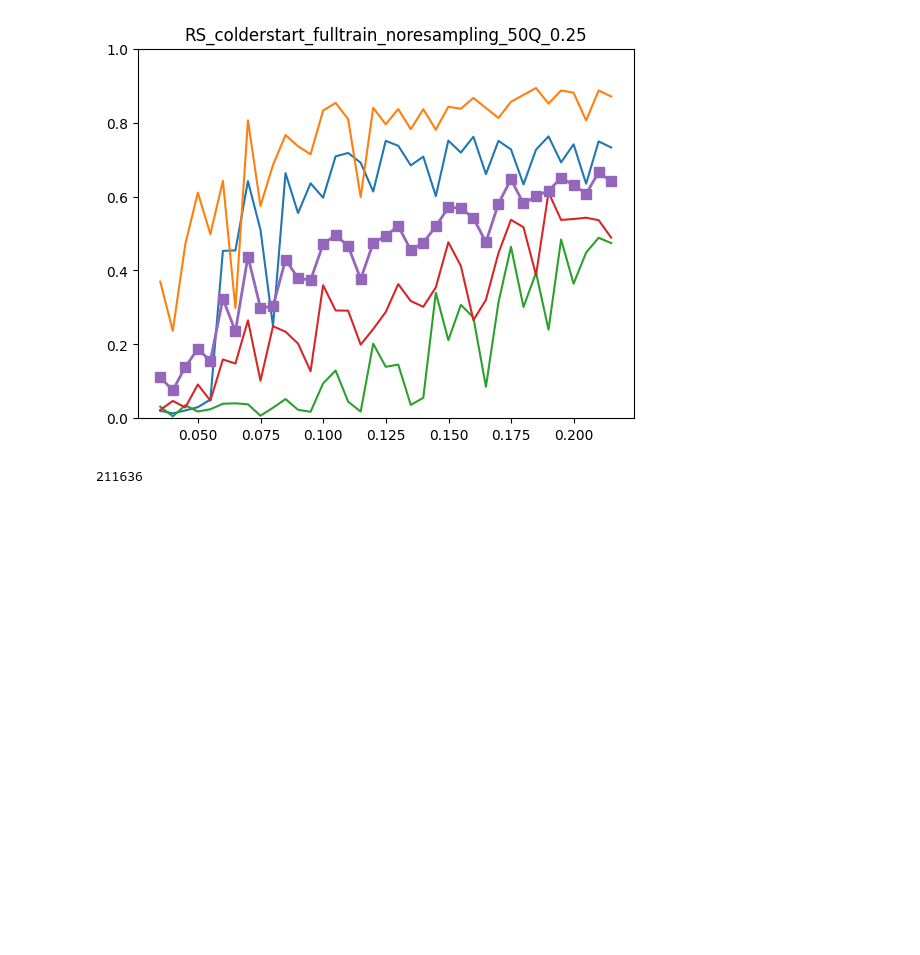
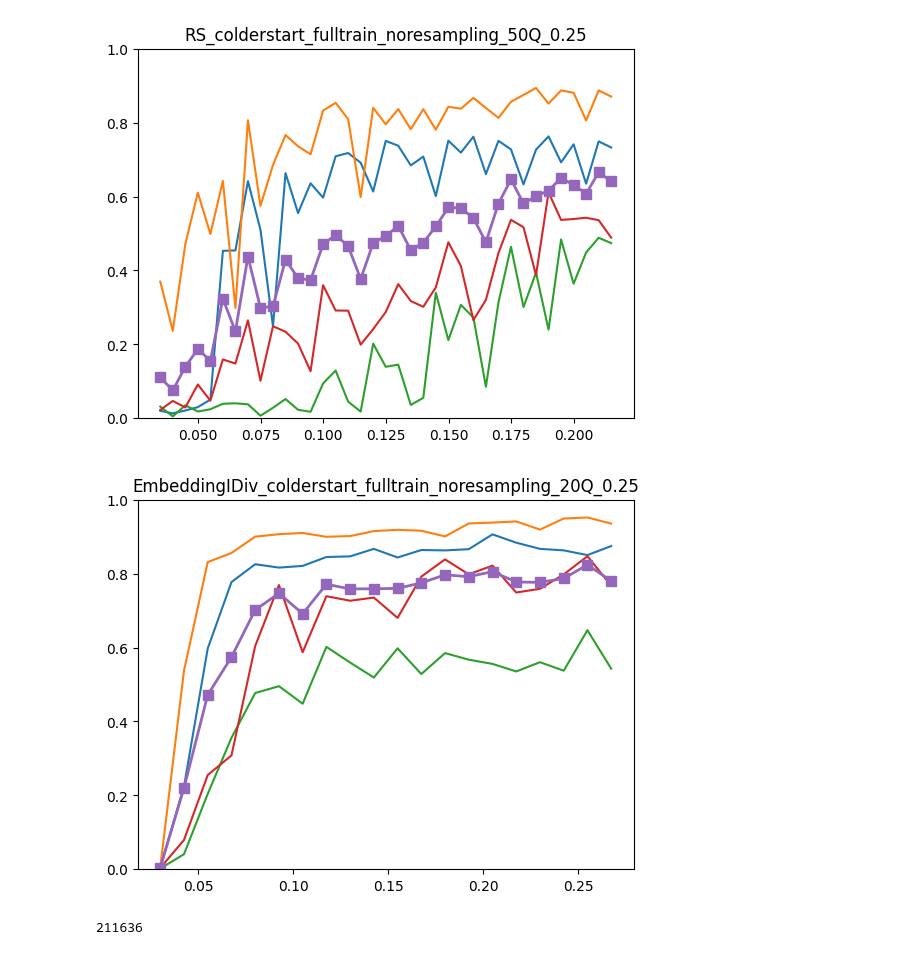
Before and after one commit to ljrn8/acoustic-AL, a Jupyter notebook: notebooks/view_AL_metrics_20-5-2024.ipynb, the cells around one changed output. Drawn from its saved outputs; the diff is of its cells as text; code cells hidden in the pictures; blank space fills up the shorter version.

```diff
--- a/notebooks/view_AL_metrics_20-5-2024.ipynb
+++ b/notebooks/view_AL_metrics_20-5-2024.ipynb
@@ -53,33 +65,35 @@ plt.show()
 # %%
 def labelwise_mAP(name):
     with open(OUTPUT_DIR / 'AL' / name / 'metrics_overwrite.pkl', 'rb') as f:
         LB_metrics = pickle.load(f)
         x = [lb for lb, _ in LB_metrics]
         AP = np.zeros(shape=(4, len(x)))
         for i, l in enumerate(LABELS):
             apc = np.array([m[l]['auc_pr'] for _, (m, mAP) in LB_metrics])
             plt.plot(x, apc)
             AP[i] = apc
 
         plt.plot(x, AP.mean(axis=0), linewidth=2, marker='s', markersize=7, linestyle='-')
         plt.title(name)
         plt.ylim(0, 1)
 
 
 for n in [
     'EmbeddingIDiv_colderstart_fulltrain_noresampling_10Q_0.25',
     'Entropy_colderstart_fulltrain_noresampling_20Q_0.3',
     'IDiv_pairwise_colderstart_fulltrain_noresampling_10Q_0.25',
     'adaptive_IDiv_colderstart_fulltrain_noresampling_10Q_0.25',
-    'RS_colderstart_fulltrain_noresampling_50Q_0.25']:
+    'RS_colderstart_fulltrain_noresampling_50Q_0.25',
+'EmbeddingIDiv_colderstart_fulltrain_noresampling_20Q_0.25']:
     labelwise_mAP(n)
     plt.show()
 # %% [output]
 [figure]
 [figure]
 [figure]
 [figure]
 [figure]
+[figure, added]
 # %%
 X = np.load(INTERMEDIATE / 'logmel_multiclass_noise.npy')
 Y = np.load(INTERMEDIATE / 'logmel_labels_multiclass_noise.npy')
```
Also changed, not shown: parts of 2 cells of this notebook, 7 other files.
